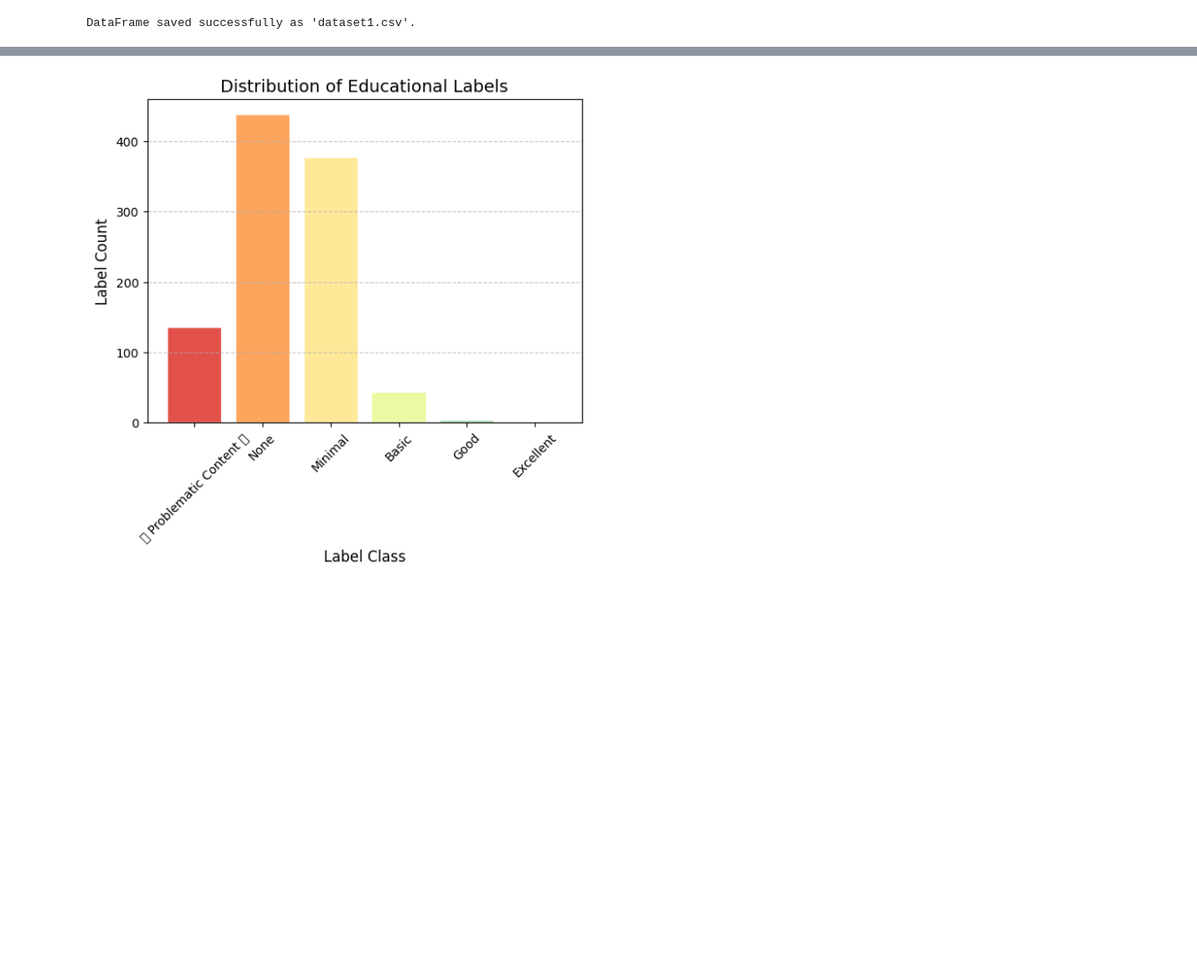
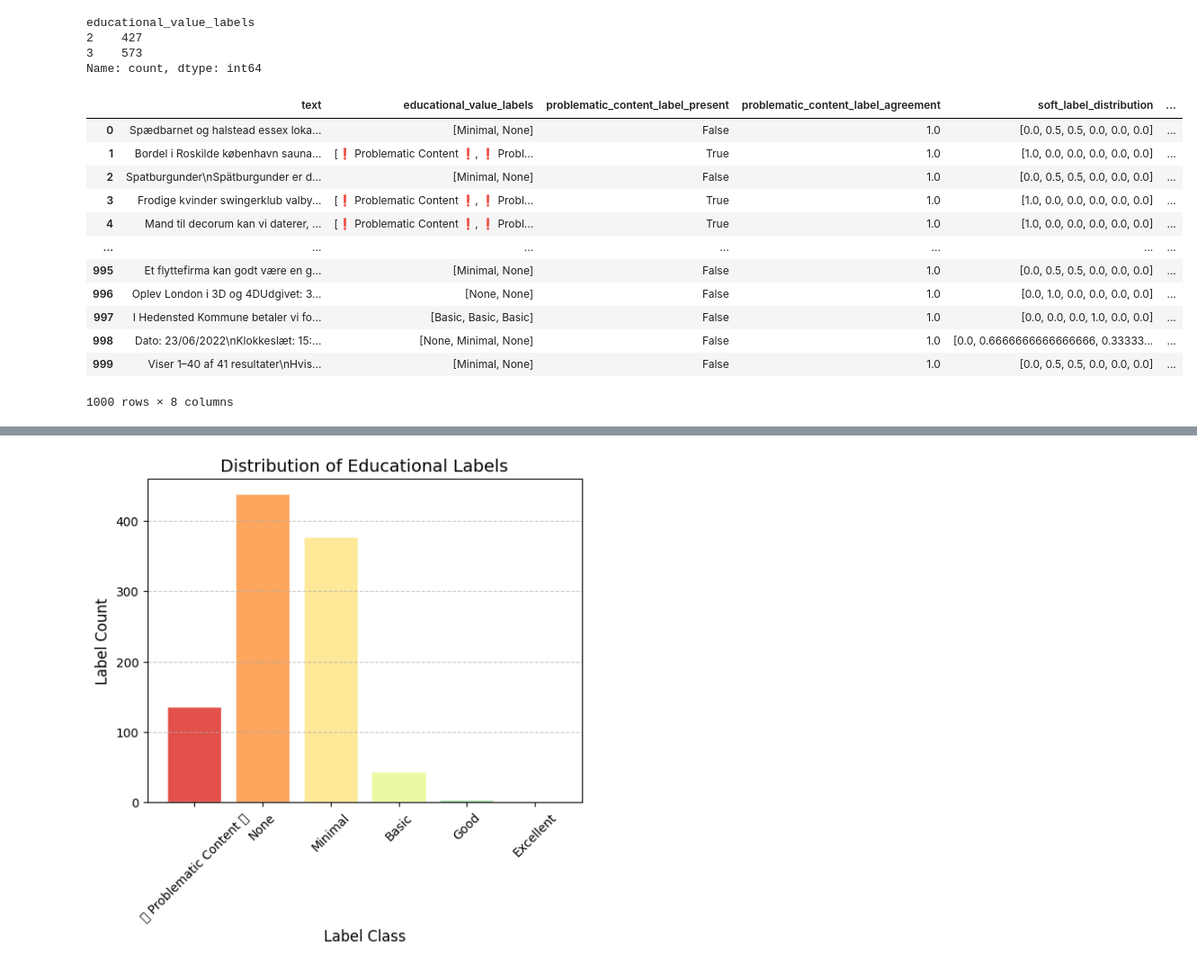
Before and after one commit to Shadoughcake/Enhancing-Multilingual-AI-Analyzing-and-Modeling-Educational-Content-with-the-FineWeb-C, a Jupyter notebook: dataset.ipynb, the cells around one changed output, grey strips where cells are left out. Shown at 90% size. Saved outputs shown, nothing was run; the diff lists cells and outputs as text; code cells hidden in the pictures; blank space fills up the shorter version.

```diff
--- a/dataset.ipynb
+++ b/dataset.ipynb
@@ -26,3 +36,11 @@ df
+# %%
+lencounts = df["educational_value_labels"].apply(len).value_counts().sort_index()
+lencounts
+# %% [output]
+educational_value_labels
+2    427
+3    573
+Name: count, dtype: int64
 # %%
 def plot_value_distribution(df,category):
     unique_values = ["❗ Problematic Content ❗", "None", "Minimal", "Basic", "Good", "Excellent"]
@@ -132,12 +150,25 @@ def remove_columns(df, columns=[]):
 # %%
 dataset1 = df.copy()
 process_dfdata(dataset1,1.1)
 
 #plot_value_distribution(df2,"educational_value")
 dataset1 = remove_columns(dataset1, ["id", "annotator_ids","language_names","language_code"])
-create_csv(dataset1, "dataset1")
+# create_csv(dataset1, "dataset1")
+dataset1
 # %% [output]
+|  | text | educational_value_labels | problematic_content_label_present | problematic_content_label_agreement | soft_label_distribution | ... |
+| 0 | Spædbarnet og halstead essex loka... | [Minimal, None] | False | 1.0 | [0.0, 0.5, 0.5, 0.0, 0.0, 0.0] | ... |
+| 1 | Bordel i Roskilde københavn sauna... | [❗ Problematic Content ❗, ❗ Probl... | True | 1.0 | [1.0, 0.0, 0.0, 0.0, 0.0, 0.0] | ... |
+| 2 | Spatburgunder\nSpätburgunder er d... | [Minimal, None] | False | 1.0 | [0.0, 0.5, 0.5, 0.0, 0.0, 0.0] | ... |
+| 3 | Frodige kvinder swingerklub valby... | [❗ Problematic Content ❗, ❗ Probl... | True | 1.0 | [1.0, 0.0, 0.0, 0.0, 0.0, 0.0] | ... |
+| 4 | Mand til decorum kan vi daterer, ... | [❗ Problematic Content ❗, ❗ Probl... | True | 1.0 | [1.0, 0.0, 0.0, 0.0, 0.0, 0.0] | ... |
+| ... | ... | ... | ... | ... | ... | ... |
+| 995 | Et flyttefirma kan godt være en g... | [Minimal, None] | False | 1.0 | [0.0, 0.5, 0.5, 0.0, 0.0, 0.0] | ... |
+| 996 | Oplev London i 3D og 4DUdgivet: 3... | [None, None] | False | 1.0 | [0.0, 1.0, 0.0, 0.0, 0.0, 0.0] | ... |
+| 997 | I Hedensted Kommune betaler vi fo... | [Basic, Basic, Basic] | False | 1.0 | [0.0, 0.0, 0.0, 1.0, 0.0, 0.0] | ... |
+| 998 | Dato: 23/06/2022\nKlokkeslæt: 15:... | [None, Minimal, None] | False | 1.0 | [0.0, 0.6666666666666666, 0.33333... | ... |
+| 999 | Viser 1–40 af 41 resultater\nHvis... | [Minimal, None] | False | 1.0 | [0.0, 0.5, 0.5, 0.0, 0.0, 0.0] | ... |
-DataFrame saved successfully as 'dataset1.csv'.
+1000 rows × 8 columns
 # %%
 plot_softlabel_distribution(df2)
 # %% [output]
```
Also changed, not shown: parts of 2 cells of this notebook, 1 other file.
